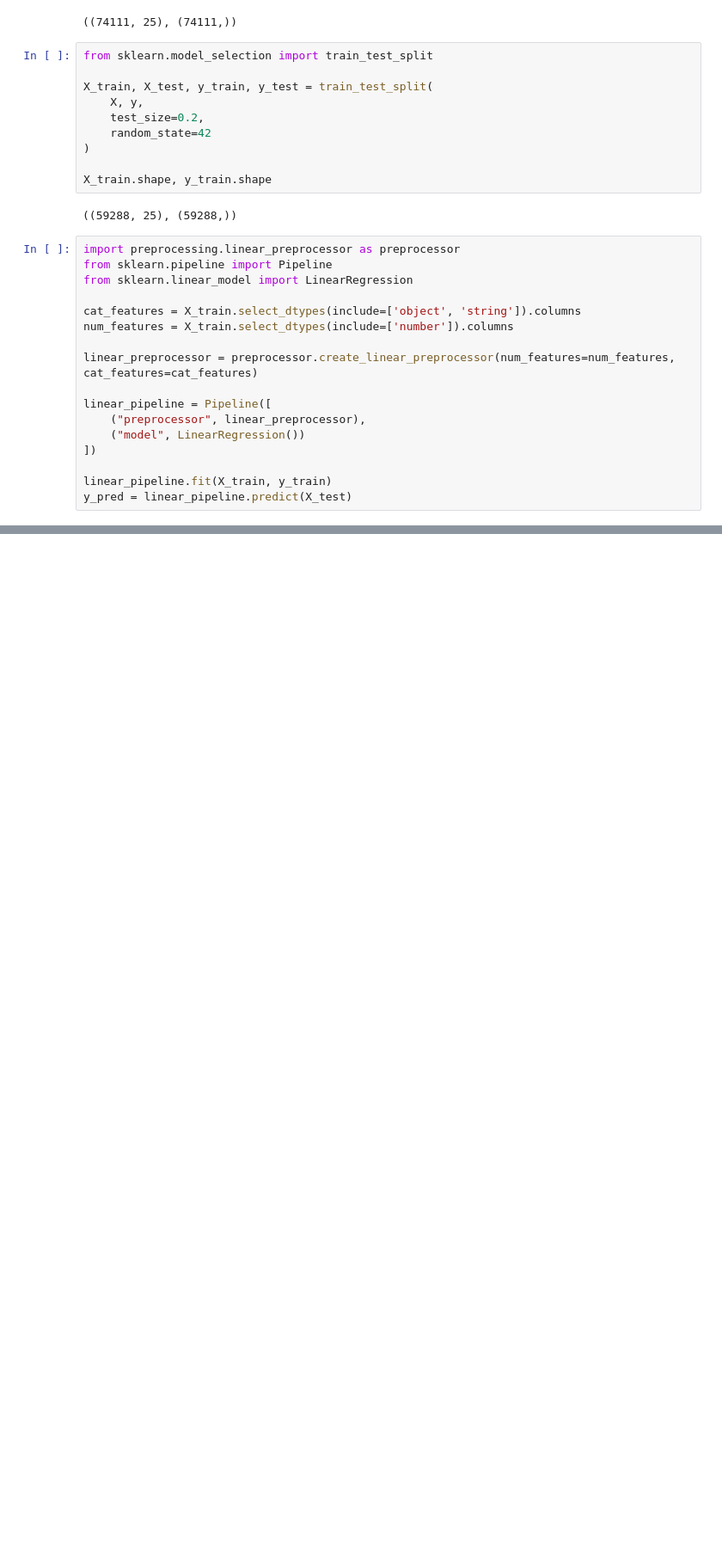
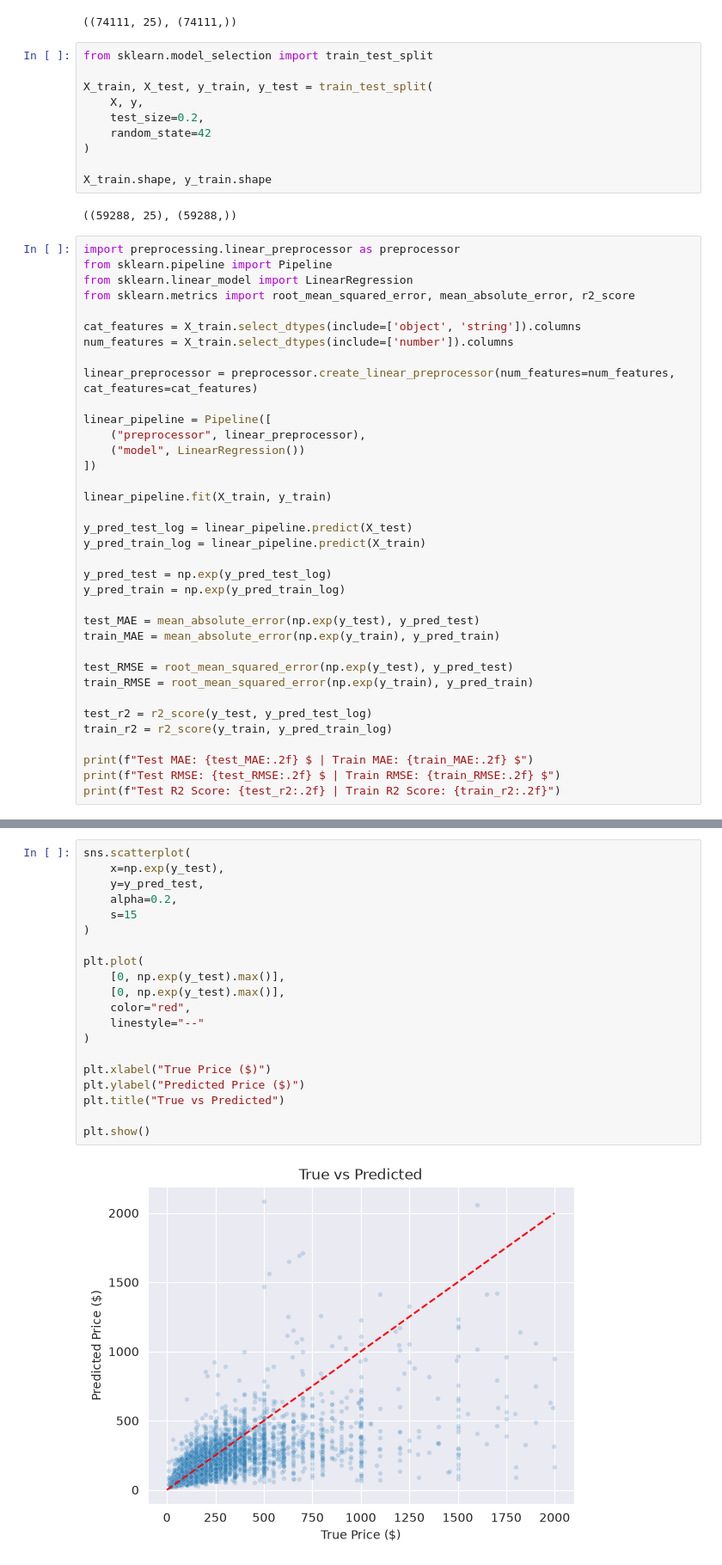
Before and after one commit to Car1LL/airbnb_prices_prediction, a Jupyter notebook: notebooks/01_Linear_Modeling.ipynb, the cells around one changed output, grey strips where cells are left out. Shown at 86% size. Drawn from its saved outputs; the diff is of its cells as text; blank space fills up the shorter version.

```diff
--- a/notebooks/01_Linear_Modeling.ipynb
+++ b/notebooks/01_Linear_Modeling.ipynb
@@ -61,6 +61,7 @@ X_train.shape, y_train.shape
 import preprocessing.linear_preprocessor as preprocessor
 from sklearn.pipeline import Pipeline
 from sklearn.linear_model import LinearRegression
+from sklearn.metrics import root_mean_squared_error, mean_absolute_error, r2_score
 
 cat_features = X_train.select_dtypes(include=['object', 'string']).columns
 num_features = X_train.select_dtypes(include=['number']).columns
@@ -73,4 +74,22 @@ linear_pipeline = Pipeline([
 ])
 
 linear_pipeline.fit(X_train, y_train)
-y_pred = linear_pipeline.predict(X_test)
+
+y_pred_test_log = linear_pipeline.predict(X_test)
+y_pred_train_log = linear_pipeline.predict(X_train)
+
+y_pred_test = np.exp(y_pred_test_log)
+y_pred_train = np.exp(y_pred_train_log)
+
+test_MAE = mean_absolute_error(np.exp(y_test), y_pred_test)
+train_MAE = mean_absolute_error(np.exp(y_train), y_pred_train)
+
+test_RMSE = root_mean_squared_error(np.exp(y_test), y_pred_test)
+train_RMSE = root_mean_squared_error(np.exp(y_train), y_pred_train)
+
+test_r2 = r2_score(y_test, y_pred_test_log)
+train_r2 = r2_score(y_train, y_pred_train_log)
+
+print(f"Test MAE: {test_MAE:.2f} $ | Train MAE: {train_MAE:.2f} $")
+print(f"Test RMSE: {test_RMSE:.2f} $ | Train RMSE: {train_RMSE:.2f} $")
+print(f"Test R2 Score: {test_r2:.2f} | Train R2 Score: {train_r2:.2f}")
@@ -90,0 +146,22 @@ R²  : 0.6581
+# %%
+sns.scatterplot(
+    x=np.exp(y_test),
+    y=y_pred_test,
+    alpha=0.2,
+    s=15
+)
+
+plt.plot(
+    [0, np.exp(y_test).max()],
+    [0, np.exp(y_test).max()],
+    color="red",
+    linestyle="--"
+)
+
+plt.xlabel("True Price ($)")
+plt.ylabel("Predicted Price ($)")
+plt.title("True vs Predicted")
+
+plt.show()
+# %% [output]
+[figure, added]
```
Also changed, not shown: parts of 7 cells of this notebook.
